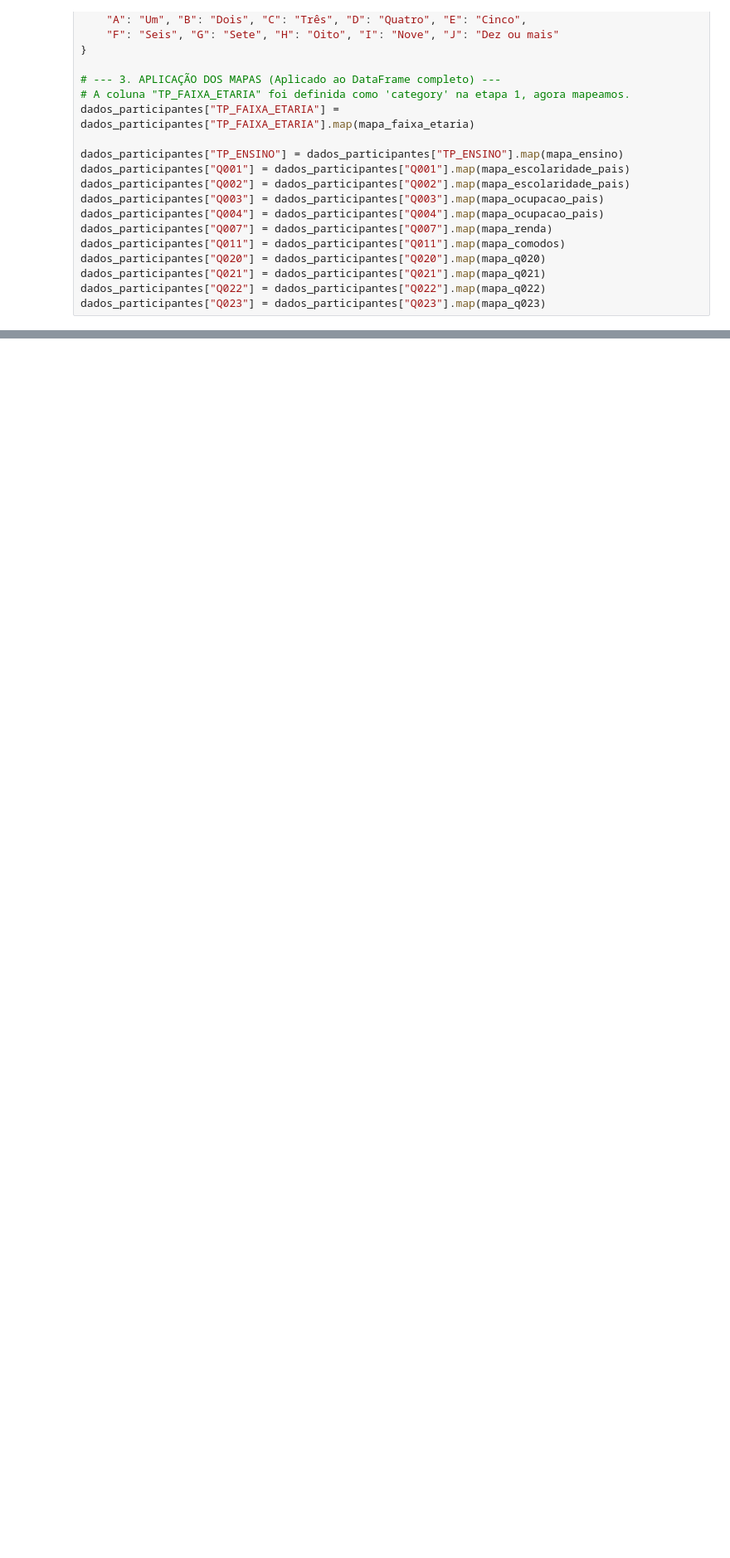
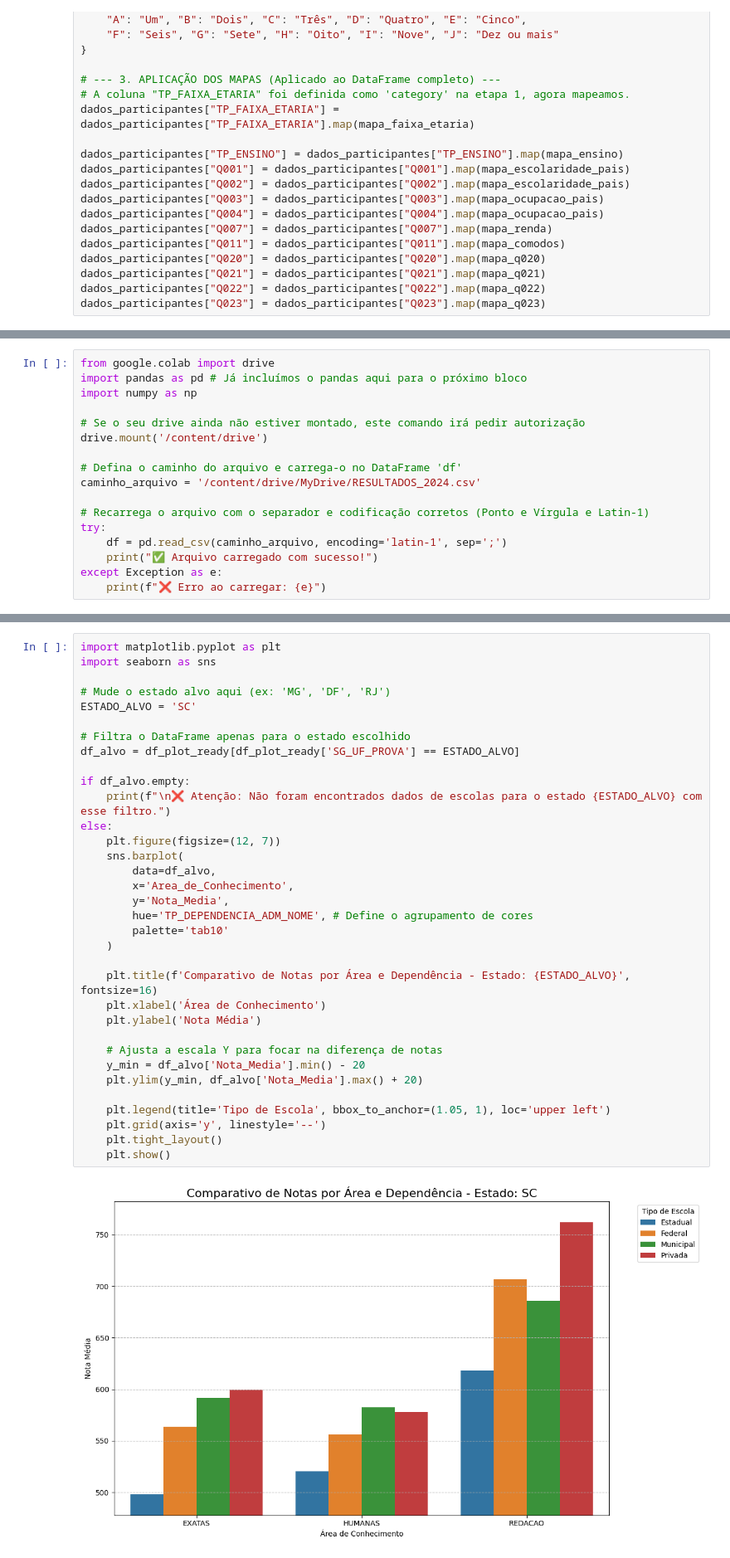
Before and after one commit to LaraDondossola/Projeto_estatistica_aplicada, a Jupyter notebook: codigo_projeto_estatistica.ipynb, the cells around one changed output, grey strips where cells are left out. Shown: that part at 83% size. Drawn from its saved outputs; the diff is of its cells as text; blank space fills up the shorter version.

Commit message:
Criação do grafico 'Média/Estado' e 'Média das Áreas/Estado'

```diff
--- a/codigo_projeto_estatistica.ipynb
+++ b/codigo_projeto_estatistica.ipynb
@@ -286,0 +229,17 @@ Passing `palette` without assigning `hue` is deprecated and will be removed in v
+# %%
+from google.colab import drive
+import pandas as pd # Já incluímos o pandas aqui para o próximo bloco
+import numpy as np
+
+# Se o seu drive ainda não estiver montado, este comando irá pedir autorização
+drive.mount('/content/drive')
+
+# Defina o caminho do arquivo e carrega-o no DataFrame 'df'
+caminho_arquivo = '/content/drive/MyDrive/RESULTADOS_2024.csv'
+
+# Recarrega o arquivo com o separador e codificação corretos (Ponto e Vírgula e Latin-1)
+try:
+    df = pd.read_csv(caminho_arquivo, encoding='latin-1', sep=';')
+    print("✅ Arquivo carregado com sucesso!")
+except Exception as e:
+    print(f"❌ Erro ao carregar: {e}")
@@ -286,0 +288,36 @@ Passing `palette` without assigning `hue` is deprecated and will be removed in v
+# %%
+import matplotlib.pyplot as plt
+import seaborn as sns
+
+# Mude o estado alvo aqui (ex: 'MG', 'DF', 'RJ')
+ESTADO_ALVO = 'SC'
+
+# Filtra o DataFrame apenas para o estado escolhido
+df_alvo = df_plot_ready[df_plot_ready['SG_UF_PROVA'] == ESTADO_ALVO]
+
+if df_alvo.empty:
+    print(f"\n❌ Atenção: Não foram encontrados dados de escolas para o estado {ESTADO_ALVO} com esse filtro.")
+else:
+    plt.figure(figsize=(12, 7))
+    sns.barplot(
+        data=df_alvo,
+        x='Area_de_Conhecimento',
+        y='Nota_Media',
+        hue='TP_DEPENDENCIA_ADM_NOME', # Define o agrupamento de cores
+        palette='tab10'
+    )
+
+    plt.title(f'Comparativo de Notas por Área e Dependência - Estado: {ESTADO_ALVO}', fontsize=16)
+    plt.xlabel('Área de Conhecimento')
+    plt.ylabel('Nota Média')
+
+    # Ajusta a escala Y para focar na diferença de notas
+    y_min = df_alvo['Nota_Media'].min() - 20
+    plt.ylim(y_min, df_alvo['Nota_Media'].max() + 20)
+
+    plt.legend(title='Tipo de Escola', bbox_to_anchor=(1.05, 1), loc='upper left')
+    plt.grid(axis='y', linestyle='--')
+    plt.tight_layout()
+    plt.show()
+# %% [output]
+[figure, added]
```
Also changed, not shown: parts of 11 cells of this notebook.
